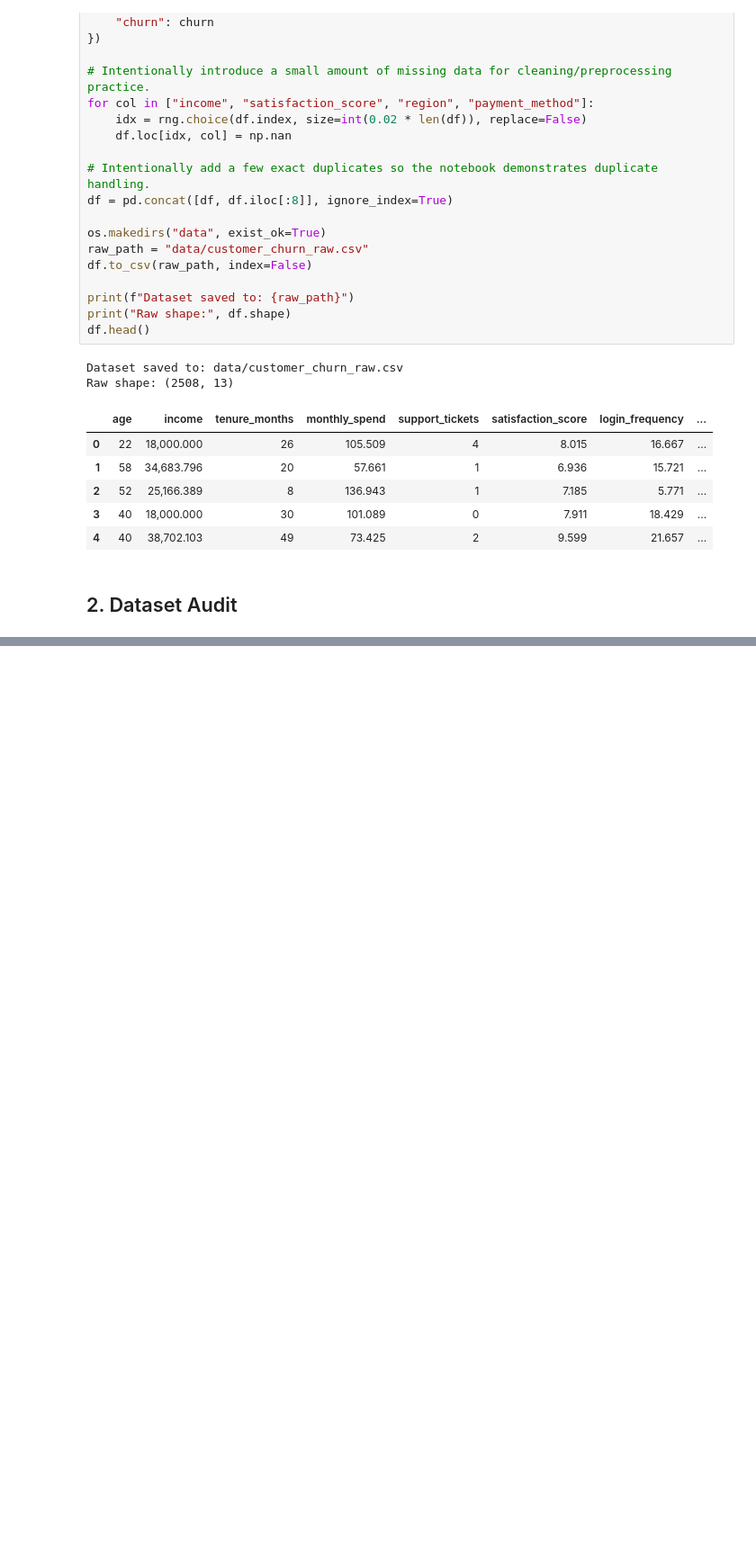
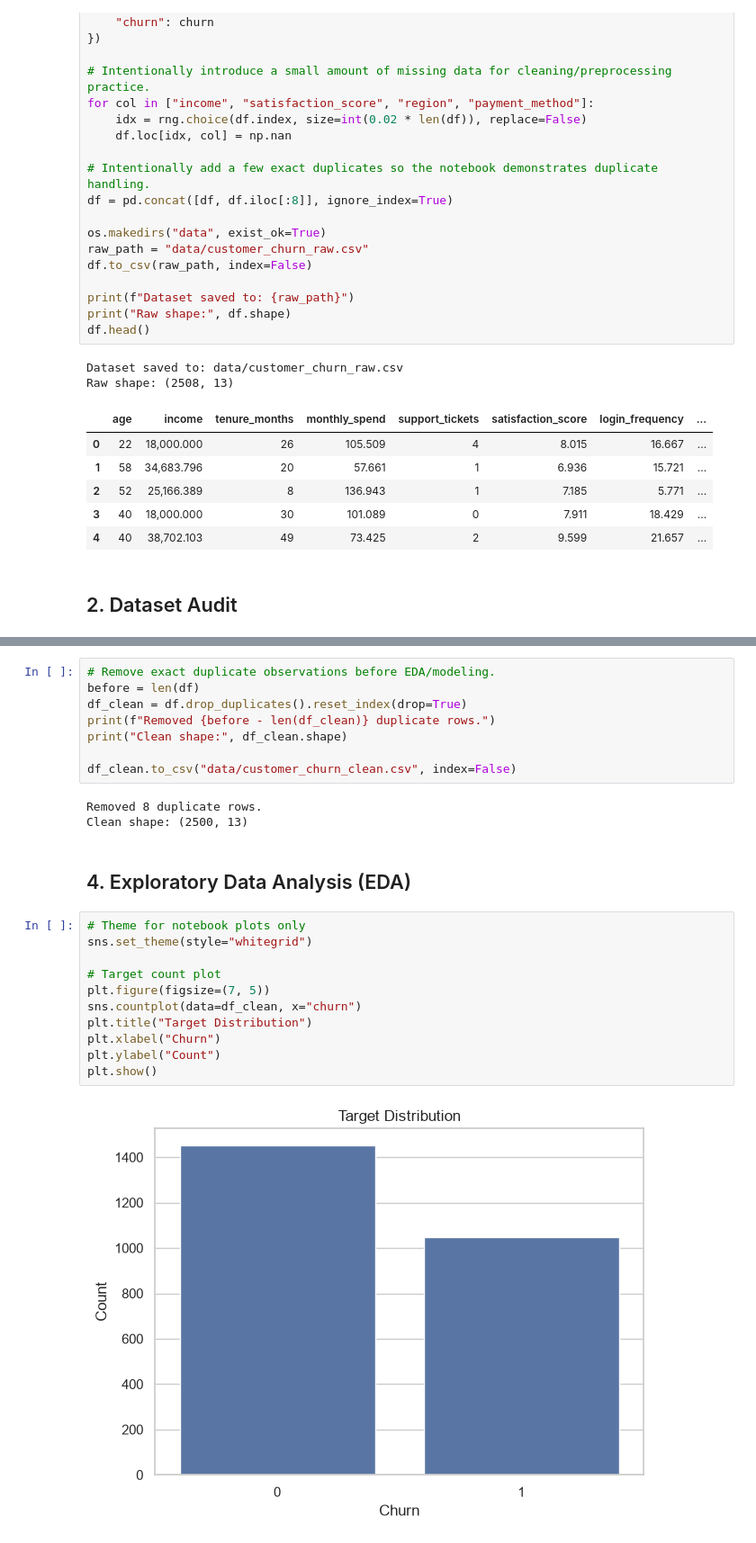
Before and after one commit to Princeg1204/AI_ML_Training, a Jupyter notebook: Jupyter_5/End_to_End_ML_Pipeline.ipynb, the cells around one changed output, grey strips where cells are left out. Shown at 90% size. Drawn from its saved outputs; the diff is of its cells as text; blank space fills up the shorter version.

Commit message:
Update End-to-End ML Pipeline notebook

```diff
--- a/Jupyter_5/End_to_End_ML_Pipeline.ipynb
+++ b/Jupyter_5/End_to_End_ML_Pipeline.ipynb
@@ -273,0 +358,26 @@ memory usage: 309.1 KB
+# %%
+# Remove exact duplicate observations before EDA/modeling.
+before = len(df)
+df_clean = df.drop_duplicates().reset_index(drop=True)
+print(f"Removed {before - len(df_clean)} duplicate rows.")
+print("Clean shape:", df_clean.shape)
+
+df_clean.to_csv("data/customer_churn_clean.csv", index=False)
+# %% [output]
+Removed 8 duplicate rows.
+Clean shape: (2500, 13)
+# %% [markdown]
+## 4. Exploratory Data Analysis (EDA)
+# %%
+# Theme for notebook plots only
+sns.set_theme(style="whitegrid")
+
+# Target count plot
+plt.figure(figsize=(7, 5))
+sns.countplot(data=df_clean, x="churn")
+plt.title("Target Distribution")
+plt.xlabel("Churn")
+plt.ylabel("Count")
+plt.show()
+# %% [output]
+[figure, added]
```
Also changed, not shown: parts of 9 cells of this notebook.
